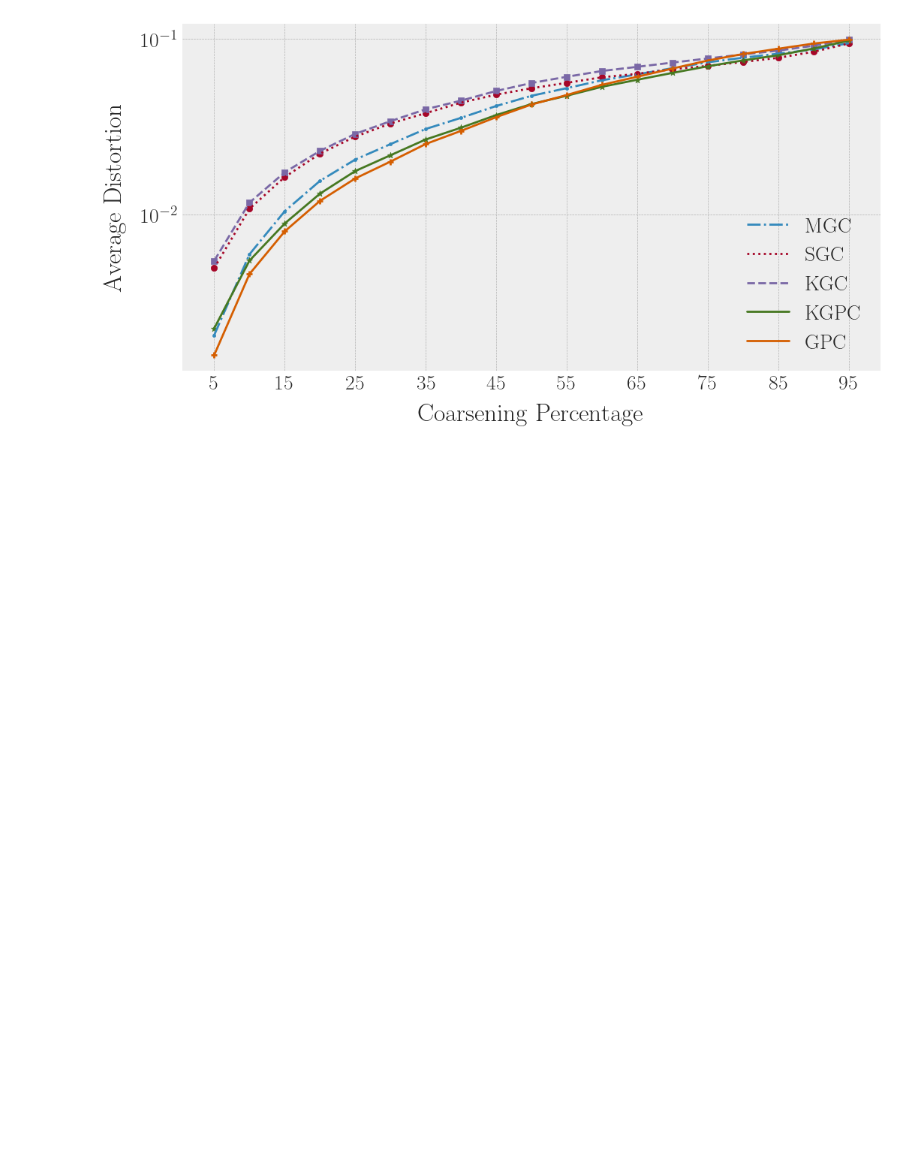
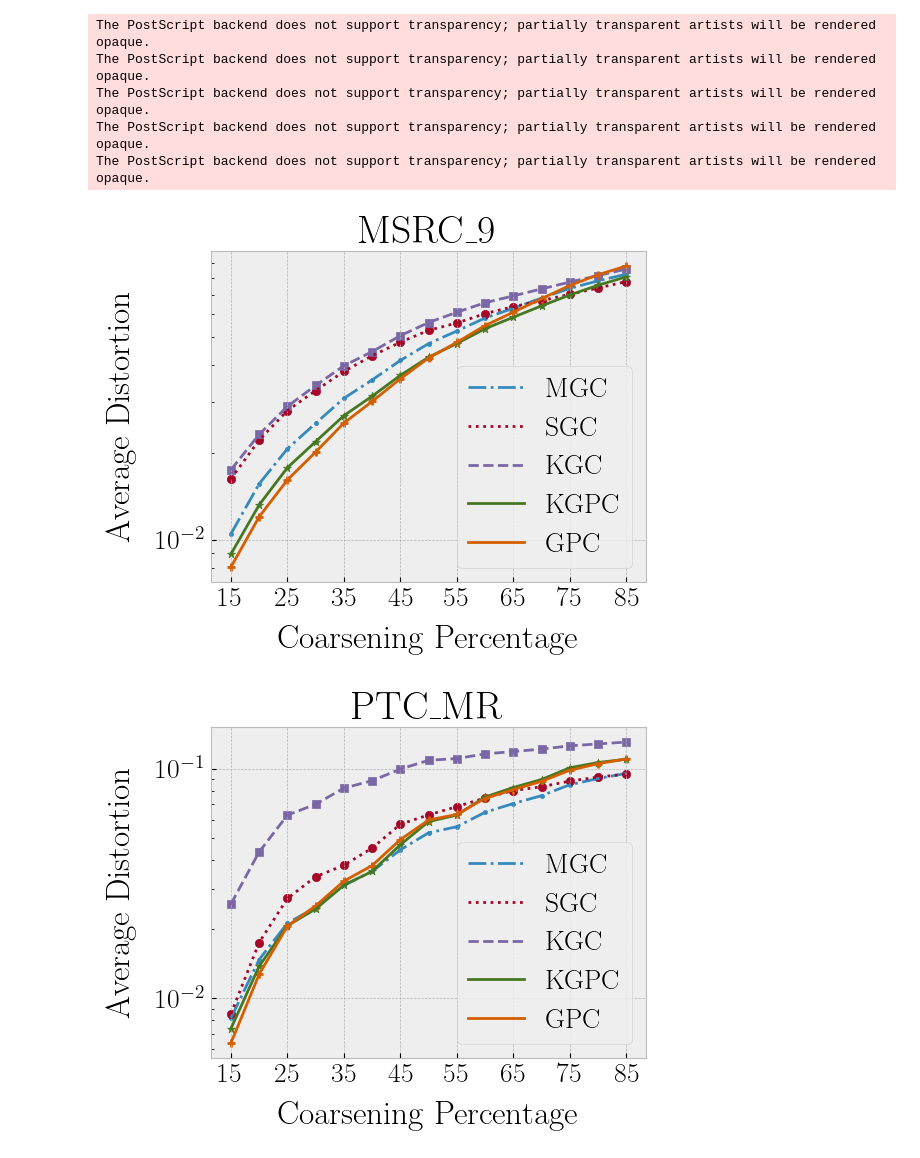
Before and after one commit to ctaveras1999/graph-coarsening, a Jupyter notebook: experiments/distortion/analyze_results.ipynb, the cells around one changed output. Saved outputs shown, nothing was run; the diff lists cells and outputs as text; code cells hidden in the pictures; blank space fills up the shorter version.

```diff
--- a/experiments/distortion/analyze_results.ipynb
+++ b/experiments/distortion/analyze_results.ipynb
@@ -2,8 +2,3 @@
 import numpy as np
 import torch
 import matplotlib.pyplot as plt
-# %%
-datasets = ["tumblr_ct1", "PROTEINS", "MUTAG", "IMDB-BINARY", "ENZYMES", "PTC_MR", "MSRC_9"]
-methods = ["Jin_Multi", "Jin_Spectral", "Chen_GW", "Our_Spectral", "Our_Iter"]
-# dist_data = [np.load(f'./dists_{name}.npy') for name in datasets]
-dist_data = np.load("/home/carlos/Desktop/CoarseningProject/dists_MSRC_9_exp1.npy")
@@ -14,3 +4,0 @@ dist_data.shape
-# %%
-x = np.linspace(0, 1, 21)[1:-1]
-x
@@ -64,28 +5,41 @@ linestyles = OrderedDict(
+# %%
+methods = ["MGC", "SGC", "KGC", "KGPC", "GPC"]
+datasets = ["MSRC_9", "PTC_MR", "MUTAG", 'ENZYMES', 'IMDB-BINARY']
 # %%
-fig, axs = plt.subplots(1, 1, figsize=(12, 6))
-
+# methods_abbrv = ['MGC', 'SGC', 'KGC', 'KGPC', 'GPC']
 plt.rcParams['text.usetex'] = True
-# plt.style.use('ggplot')
 plt.style.use('bmh')
-# plt.style.use('seaborn-v0_8-darkgrid')
-
-styles = ['dashdot', 'dotted', 'dashed', 'solid', 'solid']
-markers = [".", "o", "s", "*", "+"]
-
-for style, y, m in zip(styles, Y.T, markers):
-    axs.semilogy(x, y, linestyle=style, linewidth=2)
-axs.legend(["MGC", "SGC", "KGC", "KGPC", "GPC"])
-
-for style, y, m in zip(styles, Y.T, markers):
-    axs.scatter(x, y, marker=m)
-
-
-# axs.semilogy(x, y)
-axs.set_xlabel('Coarsening Percentage', labelpad=10)
-axs.set_ylabel('Average Distortion', labelpad=15)
-axs.set_xticks(x[::2])
 plt.rcParams["font.family"] = "Times New Roman"
 plt.rcParams.update({'font.size': 20})
-# plt.show()
+
+for data_name in datasets:
+    dist_data = np.load(f"/home/carlos/Desktop/graph-coarsening/experiments/distortion/results/dists_{data_name}.npy")
+    x = np.linspace(0, 1, 21)[1:-1] * 100
+    Y = np.mean(dist_data, axis=1).T
+    fig, axs = plt.subplots(1, 1, figsize=(6, 5))
+    plt.title(data_name)
+
+    styles = ['dashdot', 'dotted', 'dashed', 'solid', 'solid']
+    markers = [".", "o", "s", "*", "+"]
+
+    for style, y, m in zip(styles, Y.T, markers):
+        axs.semilogy(x[2:-2], y[2:-2], linestyle=style, linewidth=2)
+    axs.legend(methods)
+
+    for style, y, m in zip(styles, Y.T, markers):
+        axs.scatter(x[2:-2], y[2:-2], marker=m)
+
+    axs.set_xlabel('Coarsening Percentage', labelpad=10)
+    axs.set_ylabel('Average Distortion', labelpad=15)
+    axs.set_xticks(x[2:-2:2])
+    plt.tight_layout()
+    plt.savefig(f'results/{data_name}.eps', format='eps')
+    # plt.show()
 # %% [output]
+The PostScript backend does not support transparency; partially transparent artists will be rendered opaque.
+The PostScript backend does not support transparency; partially transparent artists will be rendered opaque.
+The PostScript backend does not support transparency; partially transparent artists will be rendered opaque.
+The PostScript backend does not support transparency; partially transparent artists will be rendered opaque.
+The PostScript backend does not support transparency; partially transparent artists will be rendered opaque.
-[figure, old version]
+[figure, new version]
+[figure, added]
```
Also changed, not shown: parts of 6 cells of this notebook, 7 other files.
